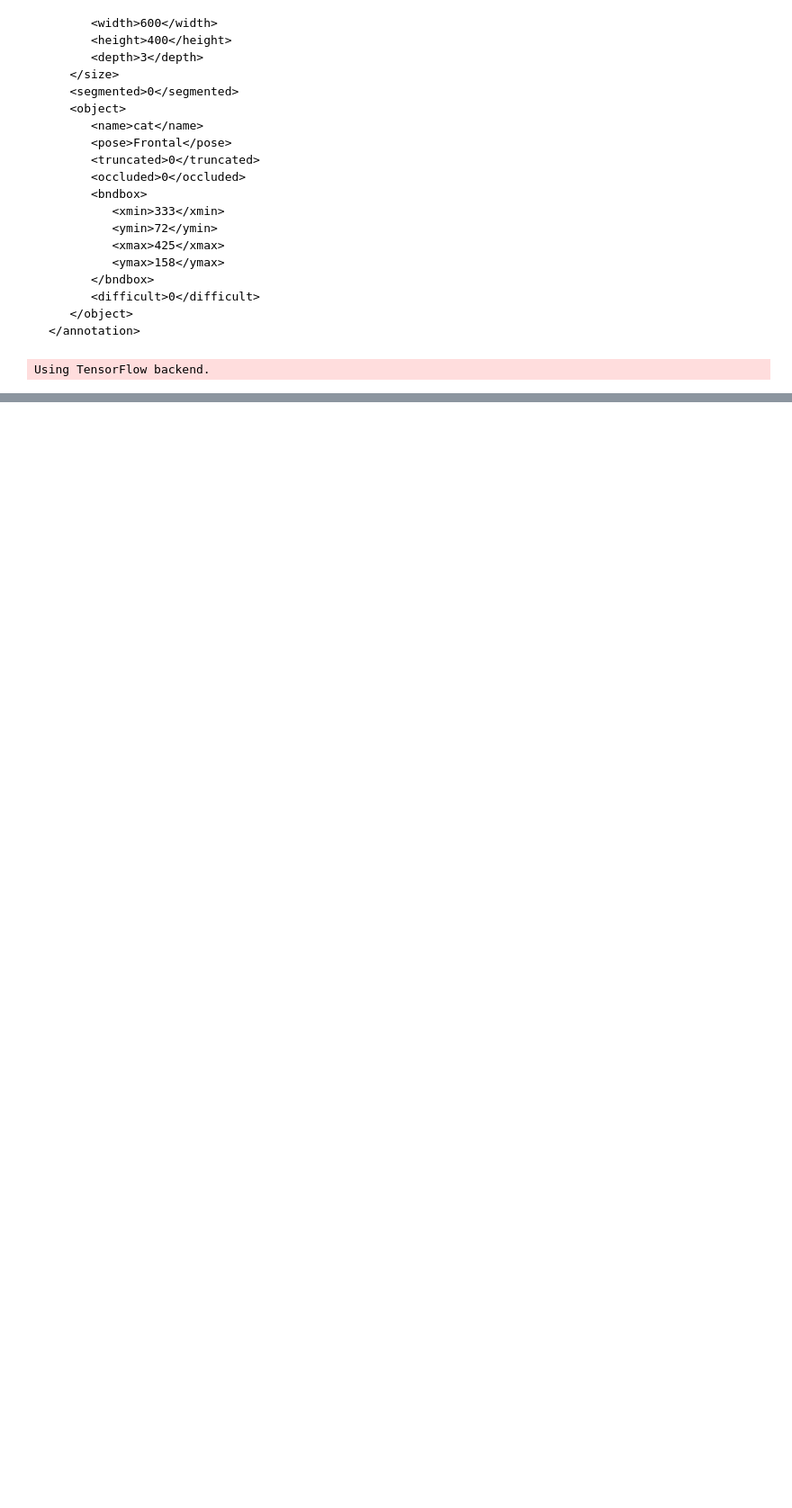
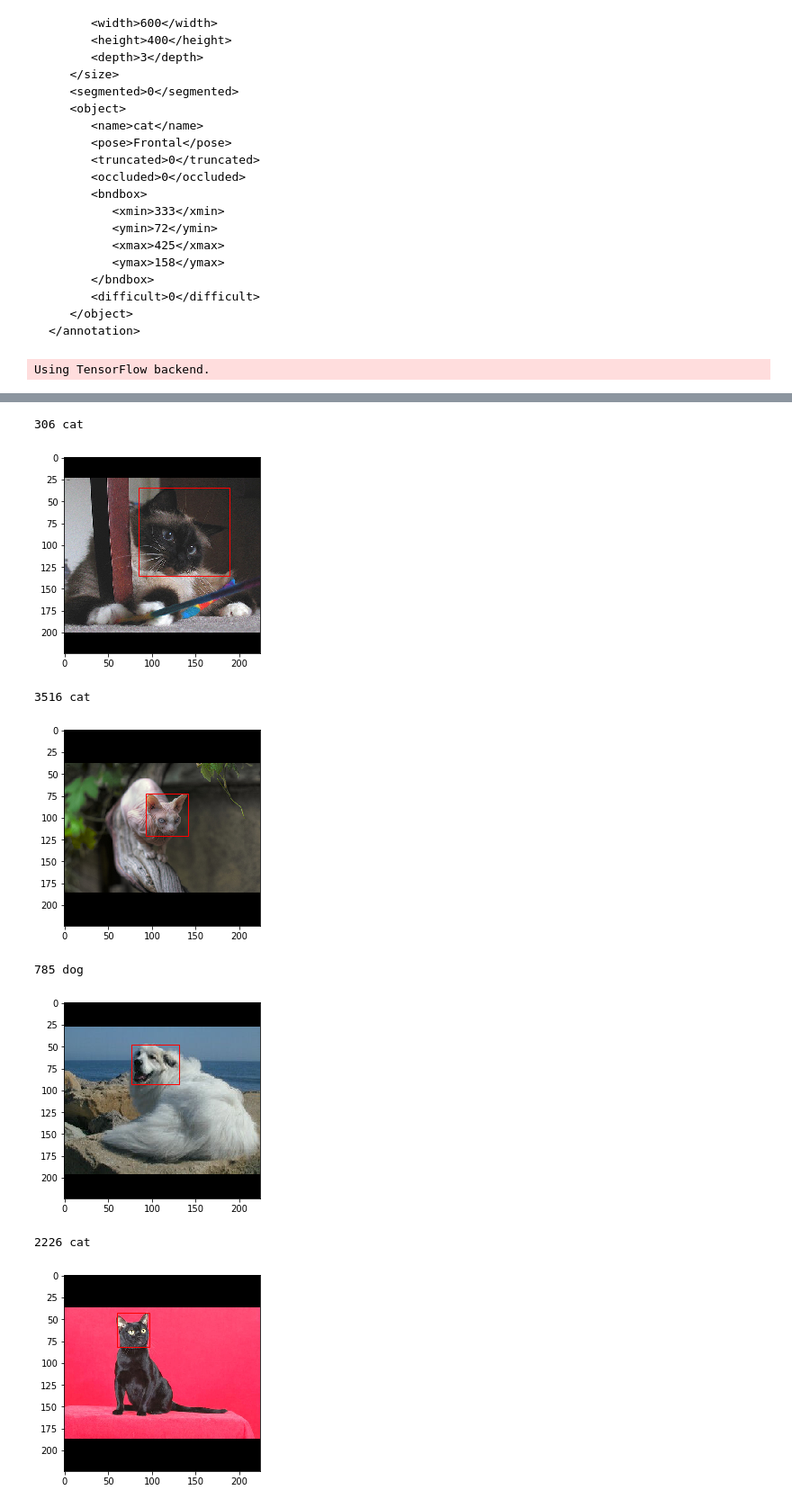
Before and after one commit to Tebs-Lab/intro-to-deep-learning, a Jupyter notebook: 04-convolutional-neural-networks/05-object-localization.ipynb, the cells around one changed output, grey strips where cells are left out. Shown at 90% size. Saved outputs shown, nothing was run; the diff lists cells and outputs as text; code cells hidden in the pictures; blank space fills up the shorter version.

```diff
--- a/04-convolutional-neural-networks/05-object-localization.ipynb
+++ b/04-convolutional-neural-networks/05-object-localization.ipynb
@@ -241,0 +304,23 @@ BoundingBox(xmin=111.0, ymin=57.33333333333333, xmax=141.66666666666666, ymax=86
+# %%
+# Lets just do some random spot checking
+for _ in range(5):
+    i = np.random.randint(len(processed_data))
+    image, species, bounding_box = processed_data[i]
+
+    if species == 0:
+        print(i, "cat")
+    elif species == 1:
+        print(i, "dog")
+    else:
+        print("ERROR DETECTED: Invalid species type")
+
+    plot_with_box(image, bounding_box)
+# %% [output]
+306 cat
+[figure, added]
+3516 cat
+[figure, added]
+785 dog
+[figure, added]
+2226 cat
+[figure, added]
```
Also changed, not shown: parts of 13 cells of this notebook, 1 other file.
